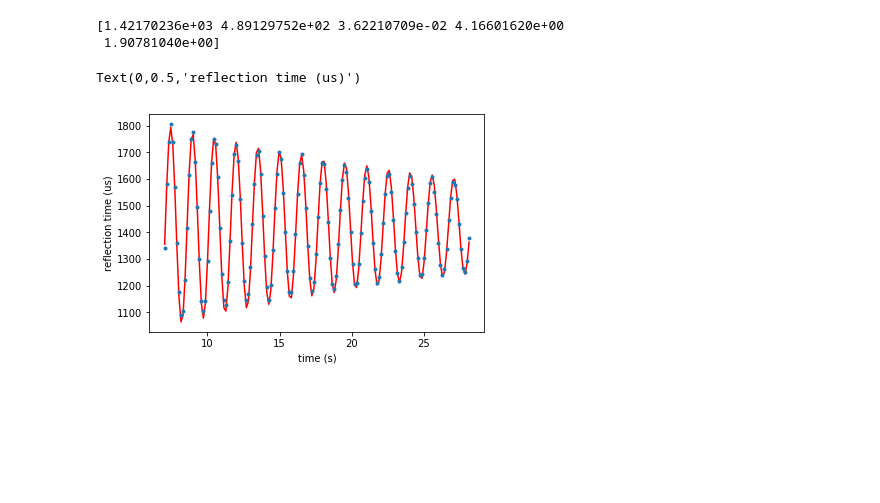
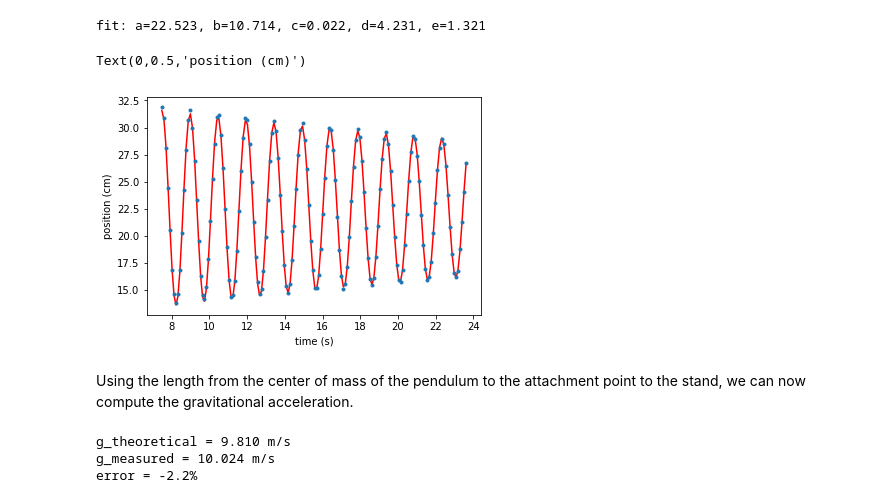
Before and after one commit to christopherwaltham/UBC_PHYS_Python-crash-course, a Jupyter notebook: 4. Pendulum Experiment/Data_Analysis.ipynb, the cells around one changed output. Drawn from its saved outputs; the diff is of its cells as text; code cells hidden in the pictures; blank space fills up the shorter version.

Commit message:
Collected new data and major improvements to Jupyter notebook for curve fitting

```diff
--- a/4. Pendulum Experiment/Data_Analysis.ipynb
+++ b/4. Pendulum Experiment/Data_Analysis.ipynb
@@ -35,0 +15,12 @@ def fitfunc(t, a, b, c, d, e):
+# %%
+FILE_NAME = 'Pendulum_Sample_Data.csv' # UPDATE WITH YOUR FILENAME
+my_data = np.genfromtxt(FILE_NAME, delimiter=',')
+
+# extract data from array
+count = my_data[:,0]
+time = my_data[:,1]
+position = my_data[:,2]
+
+plt.plot(time, position, '.') # plot time vs position
+plt.xlabel('time (s)')
+plt.ylabel('position (cm)')
@@ -35,0 +32,11 @@ def fitfunc(t, a, b, c, d, e):
+# %%
+rStart = 1 # remove rStart first data-points
+rEnd   = 0 # remove rEnd last data-points
+
+#count     = my_data[rStrart : -(rEnd + 1), 0]
+time     = my_data[rStart : -(rEnd + 1), 1]
+position = my_data[rStart : -(rEnd + 1), 2]
+
+plt.plot(time, position, '.') # plot time vs position
+plt.xlabel('time (s)')
+plt.ylabel('position (cm)')
@@ -36,19 +70,43 @@ def fitfunc(t, a, b, c, d, e):
 # %%
-bound1 = [0, 0, 0, 0, 1.5]
-bound2 = [100000, 10000, 1, 5, 2]
+# use knowledge of system to define a function describing system motion with free parameters
+def fitfunc(t, a, b, c, d, e):
+    return a + b*np.exp(-c*t) * np.sin(d*t+e)
 
-popt, pcov = curve_fit(fitfunc, time, position, bounds=(bound1, bound2))
-print(popt)
+# parameter order [a, b, c, d, e]
+lowerBound = [0, 0, 0, 0, 0]           # lower bound on free parameters
+upperBound = [500, 500, 1, 5, 2*np.pi] # upper bound on free parameters
 
+popt, pcov = curve_fit(fitfunc, time, position, bounds=(lowerBound, upperBound))
+a,b,c,d,e = tuple(popt)
+
+label='fit: a=%5.3f, b=%5.3f, c=%5.3f, d=%5.3f, e=%5.3f' % tuple(popt)
+print(label)
+
+# Plot result against original data points
 l = 50  # left bound for plotting window
 r = 200 # right bound for plotting window
 
 plt.plot(time[l:r], fitfunc(time[l:r], *popt), 'r-', label='fit: a=%5.3f, b=%5.3f, c=%5.3f, d=%5.3f, e=%5.3f' % tuple(popt))
 plt.plot(time[l:r], position[l:r], '.')
 plt.xlabel('time (s)')
-plt.ylabel('reflection time (us)')
+plt.ylabel('position (cm)')
 # %% [output]
-[1.42170236e+03 4.89129752e+02 3.62210709e-02 4.16601620e+00
- 1.90781040e+00]
+fit: a=22.523, b=10.714, c=0.022, d=4.231, e=1.321
-Text(0,0.5,'reflection time (us)')
+Text(0,0.5,'position (cm)')
-[figure, old version]
+[figure, new version]
+# %% [markdown]
+Using the length from the center of mass of the pendulum to the attachment point to the stand, we can now compute the gravitational acceleration.
+# %%
+L = 0.56 # meters, pendulum length
+
+g_theoretical = 9.81  # m/s
+g_measured = d**2 * L # m/s
+g_error = (1-g_measured/g_theoretical)*100
+
+print('g_theoretical = %5.3f m/s' % g_theoretical)
+print('g_measured = %5.3f m/s' % g_measured)
+print('error = %4.1f%%' % g_error)
+# %% [output]
+g_theoretical = 9.810 m/s
+g_measured = 10.024 m/s
+error = -2.2%
```
Also changed, not shown: parts of 11 cells of this notebook, 2 other files.
